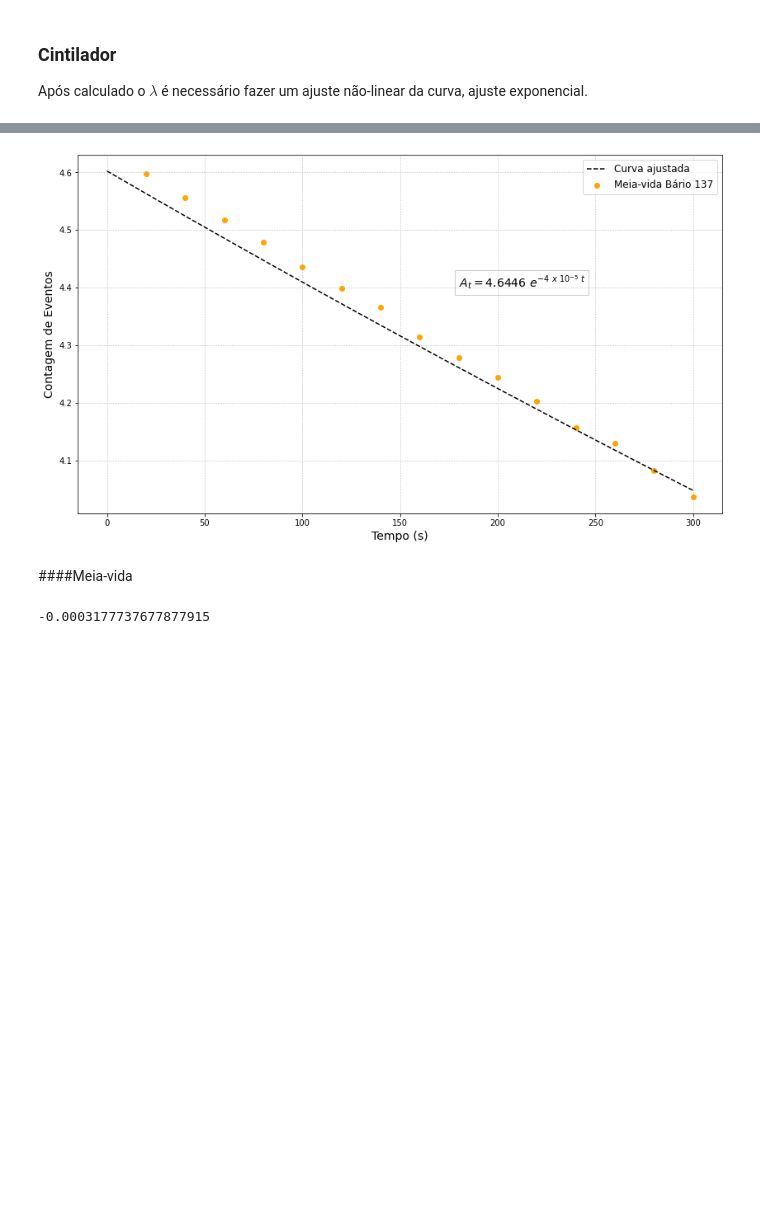
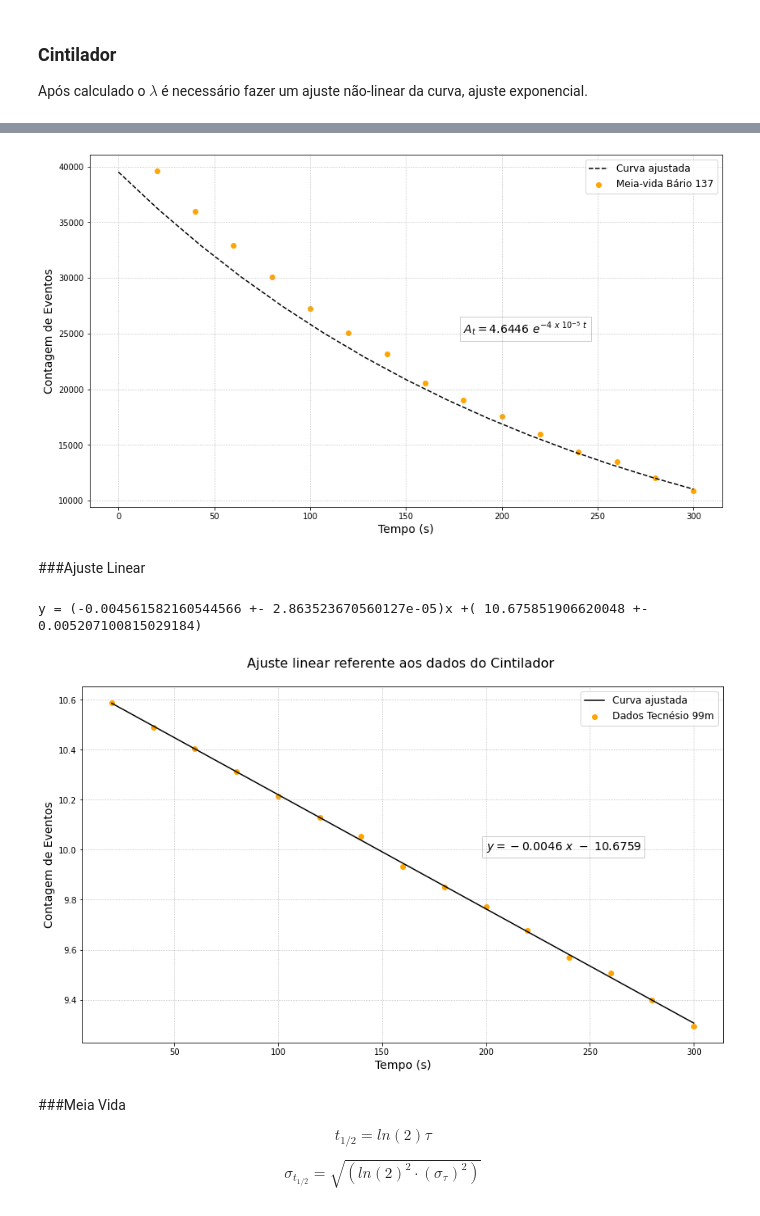
Before and after one commit to goulartsursula/DisciplinasUERJ, a Jupyter notebook: Estrutura da Materia 3/MeiaVida_Bario137.ipynb, the cells around one changed output, grey strips where cells are left out. Cells and saved outputs as stored; diff of their text form; code cells hidden in the pictures; blank space fills up the shorter version.

```diff
--- a/Estrutura da Materia 3/MeiaVida_Bario137.ipynb
+++ b/Estrutura da Materia 3/MeiaVida_Bario137.ipynb
@@ -118,18 +179,57 @@ fig, ax = plt.subplots(1, figsize=(14,8))
 
 x_c = np.linspace(0, 300, num=15)
 plt.plot(x_c, ajuste(x_c, *poptcintilador), linestyle='--', c='black', label='Curva ajustada')
-plt.scatter(data['Tempo'], data['LogTaxaCintilador'], c='orange', label='Meia-vida Bário 137')
+plt.scatter(data['Tempo'], data['TaxaMediaCintilador'], c='orange', label='Meia-vida Bário 137')
 plt.xlabel('Tempo (s)', fontsize='14')
 plt.ylabel('Contagem de Eventos', fontsize='14')
-ax.text(180.0, 4.4, '$A_t = 4.6446 \ e^{-4 \ x \ 10^{-5} \ t}$',fontsize=14, bbox = dict(boxstyle='square', fc='none', ec='black',alpha=0.2))
+ax.text(180.0, 25000, '$A_t = 4.6446 \ e^{-4 \ x \ 10^{-5} \ t}$',fontsize=14, bbox = dict(boxstyle='square', fc='none', ec='black',alpha=0.2))
 plt.legend(fontsize='12')
 plt.grid(linestyle='dotted')
 # %% [output]
-[figure, old version]
+[figure, new version]
-# %% [markdown]
-####Meia-vida
-# %%
-mv_cintilador = poptcintilador[1] * np.log(2)
-mv_cintilador
-# %% [output]
--0.0003177737677877915
+# %% [markdown]
+###Ajuste Linear
+# %%
+x = data['Tempo']
+y = data['LogTaxaCintilador']
+
+def lsq_sq(x, y):
+  n = np.size(x)
+  mx, my = np.mean(x), np.mean(y)
+
+  cov = np.mean(x * y) - mx * my
+  var = np.var(x)
+
+  a = cov/var
+  b = my - a *mx
+
+  ey = np.sqrt(np.sum(np.power(y - (a * x + b),2) / (n - 2)))
+
+  erro_a = ey / (np.sqrt(var) * np.sqrt(n))
+  erro_b = erro_a * np.sqrt(np.mean(np.power(x, 2)))
+
+  print(f'y = ({a} +- {erro_a})x +' + f'( {b} +- {erro_b})')
+  return a, erro_a, b, erro_b
+
+parametros = lsq_sq(x, y)
+# %% [output]
+y = (-0.004561582160544566 +- 2.863523670560127e-05)x +( 10.675851906620048 +- 0.005207100815029184)
+# %%
+fig, ax = plt.subplots(1, figsize=(14,8))
+
+plt.plot(data['Tempo'], parametros[0]*data['Tempo']+parametros[2], c='black', label='Curva ajustada')
+plt.scatter(data['Tempo'], data['LogTaxaCintilador'], c='orange', label='Dados Tecnésio 99m')
+plt.title('Ajuste linear referente aos dados do Cintilador \n', fontsize='16')
+plt.xlabel('Tempo (s)', fontsize='14')
+plt.ylabel('Contagem de Eventos', fontsize='14')
+ax.text(200, 10, '$y = -0.0046 \ x \ - \ 10.6759$',fontsize=14, bbox = dict(boxstyle='square', fc='none', ec='black',alpha=0.2))
+plt.legend(fontsize='12')
+plt.grid(linestyle='dotted')
+# %% [output]
+[figure, added]
+# %% [markdown]
+###Meia Vida
+
+$$t_{1/2} = ln(2) \tau$$
+
+$$\sigma_{t_{1/2}}= \sqrt{(ln(2)^2 \cdot (\sigma_{\tau})^2)}$$
```
Also changed, not shown: parts of 15 cells of this notebook.
